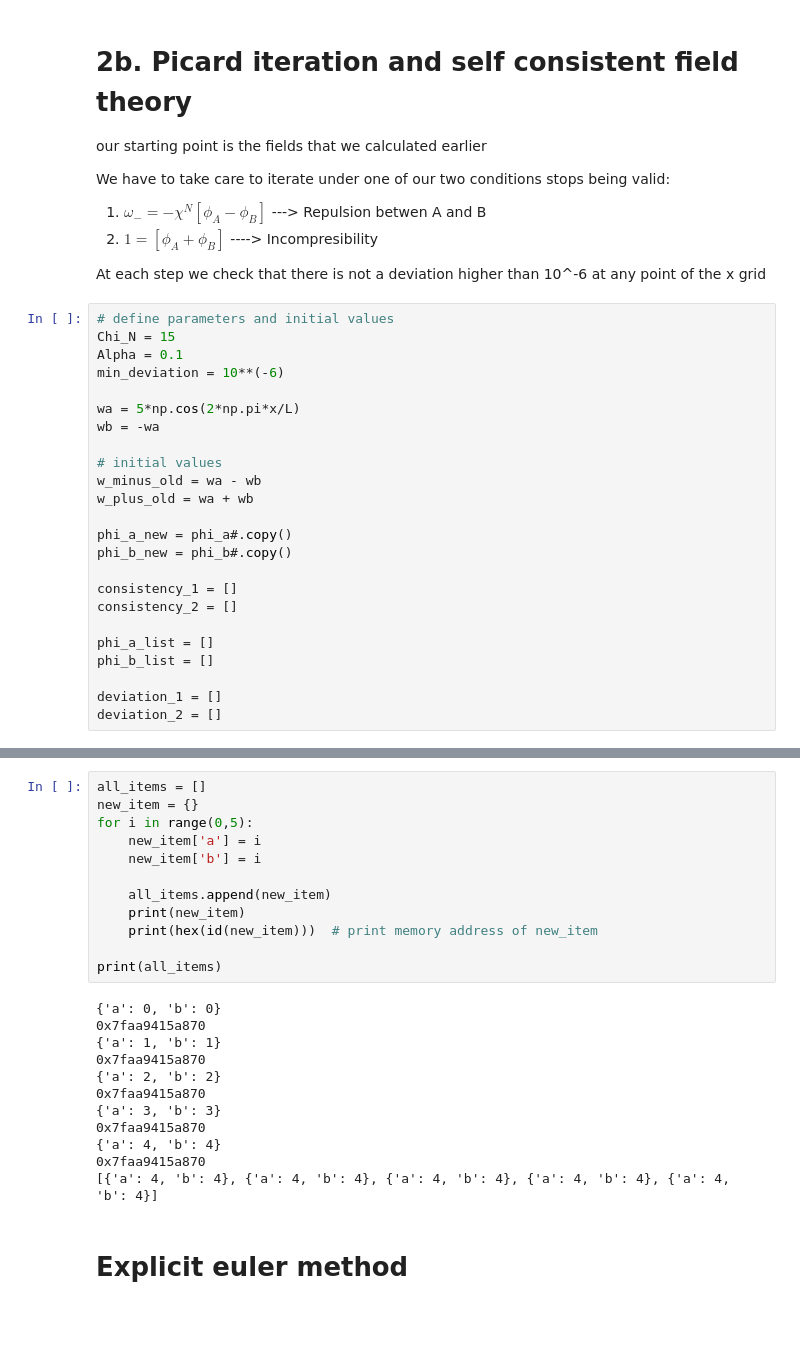
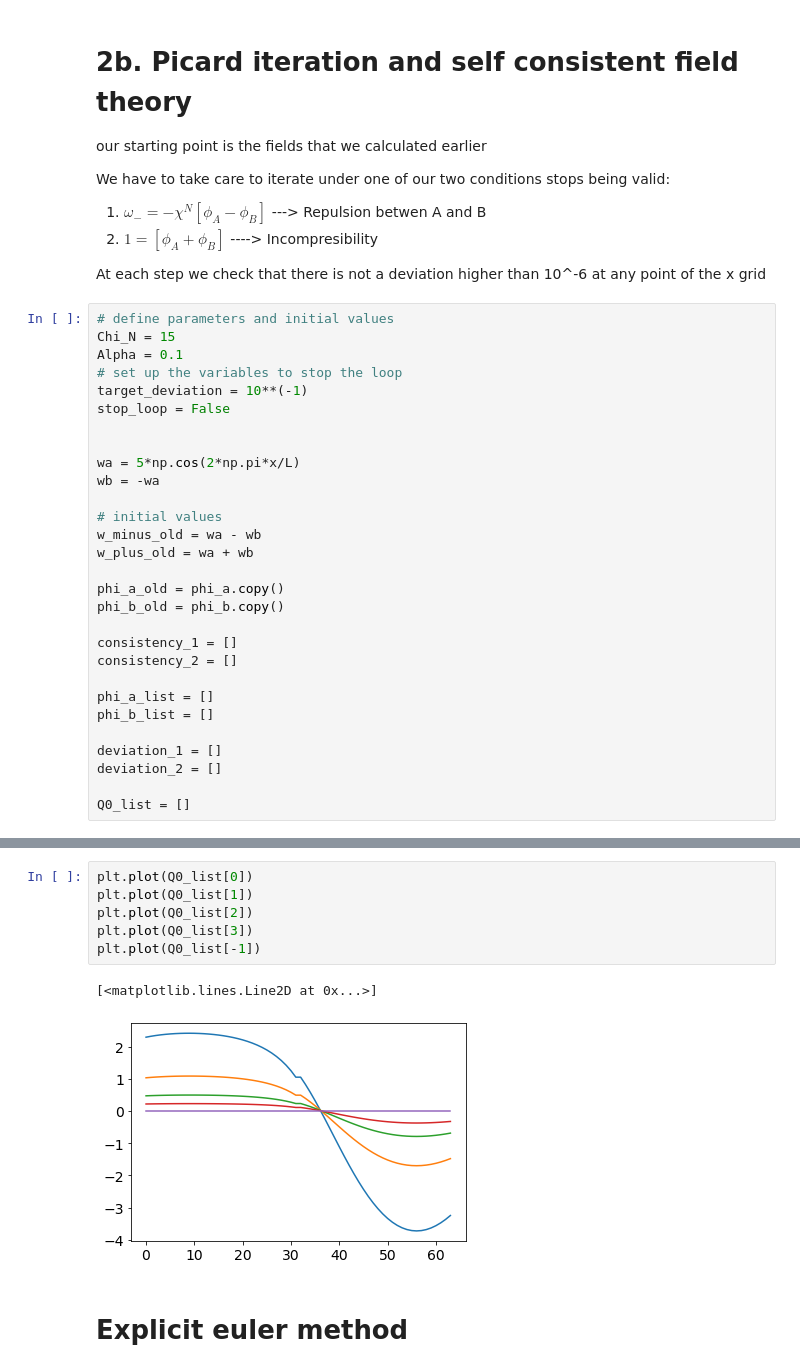
Before and after one commit to Ssalazar12/Physics, a Jupyter notebook: Self-Consistent Field Theory/Project 2 .ipynb, the cells around one changed output, grey strips where cells are left out. Drawn from its saved outputs; the diff is of its cells as text; blank space fills up the shorter version.

```diff
--- a/Self-Consistent Field Theory/Project 2 .ipynb
+++ b/Self-Consistent Field Theory/Project 2 .ipynb
@@ -178,7 +170,10 @@ At each step we check that there is not a deviation higher than 10^-6 at any poi
 # define parameters and initial values
 Chi_N = 15
 Alpha = 0.1
-min_deviation = 10**(-6)
+# set up the variables to stop the loop
+target_deviation = 10**(-1)
+stop_loop = False
+
 
 wa = 5*np.cos(2*np.pi*x/L)
 wb = -wa
@@ -187,8 +182,8 @@ wb = -wa
 w_minus_old = wa - wb
 w_plus_old = wa + wb
 
-phi_a_new = phi_a#.copy()
-phi_b_new = phi_b#.copy()
+phi_a_old = phi_a.copy()
+phi_b_old = phi_b.copy()
 
 consistency_1 = []
 consistency_2 = []
@@ -198,4 +193,6 @@ phi_b_list = []
 
 deviation_1 = []
 deviation_2 = []
+
+Q0_list = []
 # %%
@@ -267,26 +288,11 @@ plt.legend()
-# %%
-all_items = []
-new_item = {}
-for i in range(0,5):
-    new_item['a'] = i
-    new_item['b'] = i
-
-    all_items.append(new_item)
-    print(new_item)
-    print(hex(id(new_item)))  # print memory address of new_item
-
-print(all_items)
-# %% [output]
-{'a': 0, 'b': 0}
-0x7faa9415a870
-{'a': 1, 'b': 1}
-0x7faa9415a870
-{'a': 2, 'b': 2}
-0x7faa9415a870
-{'a': 3, 'b': 3}
-0x7faa9415a870
-{'a': 4, 'b': 4}
-0x7faa9415a870
-[{'a': 4, 'b': 4}, {'a': 4, 'b': 4}, {'a': 4, 'b': 4}, {'a': 4, 'b': 4}, {'a': 4, 'b': 4}]
+# %%
+plt.plot(Q0_list[0])
+plt.plot(Q0_list[1])
+plt.plot(Q0_list[2])
+plt.plot(Q0_list[3])
+plt.plot(Q0_list[-1])
+# %% [output]
+[<matplotlib.lines.Line2D at 0x...>]
+[figure, added]
 # %% [markdown]
 # Explicit euler method
```
Also changed, not shown: parts of 24 cells of this notebook.
